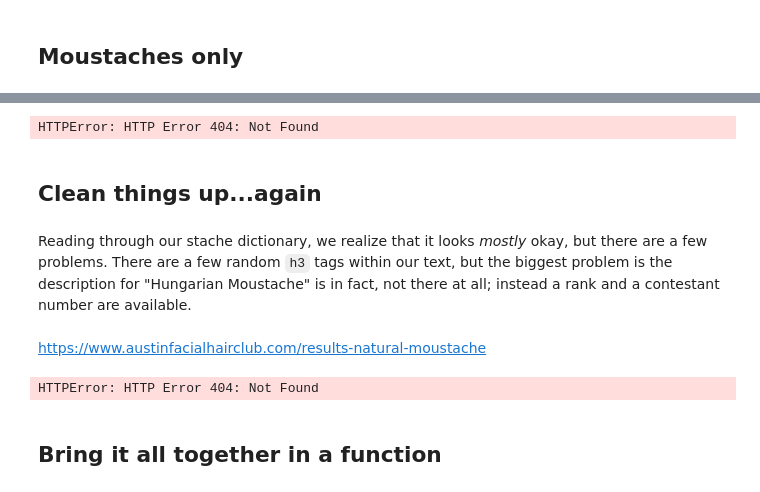
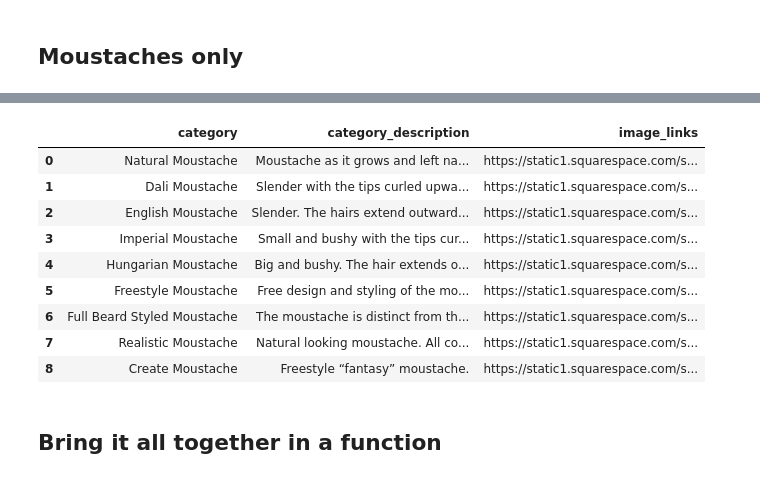
Before and after one commit to beccarobins/movember, a Jupyter notebook: Movember Moustache Research.ipynb, the cells around one changed output, grey strips where cells are left out. Drawn from its saved outputs; the diff is of its cells as text; code cells hidden in the pictures.

```diff
--- a/Movember Moustache Research.ipynb
+++ b/Movember Moustache Research.ipynb
@@ -217,37 +170,22 @@ categories = {'Natural Moustache': "Moustache as it grows and left natural. The
-# %%
-import time
-
-
-# Loop through all the sites to pull out moustache category descriptions
-category_descriptions = []
-
-for site in sites:
-    html = urlopen(site)
-    soup = BeautifulSoup(html, 'html.parser')
-    category_descriptions.append(soup.h3.get_text('h3').replace('h3', ' ').replace('\xa0',' '))
-    time.sleep(300)
-
-# Zip together the list of moustache categories and their descriptions
-stache_dict = dict(zip(moustache_list, category_descriptions))
-pp.pprint(stache_dict)
-# %% [output]
-HTTPError: HTTP Error 404: Not Found
-# %% [markdown]
-## Clean things up...again
-# %% [markdown]
-Reading through our stache dictionary, we realize that it looks _mostly_ okay, but there are a few problems. There are a few random `h3` tags within our text, but the biggest problem is the description for "Hungarian Moustache" is in fact, not there at all; instead a rank and a contestant number are available.
-# %% [markdown]
-https://www.austinfacialhairclub.com/results-natural-moustache
-# %%
-html = urlopen(sites[4])
-soup = BeautifulSoup(html, 'html.parser')
-descriptions = (soup.p.getText('p'))
-print(descriptions)
-
-stache_dict['Hungarian Moustache'] = descriptions
-pp.pprint(stache_dict)
-# %% [output]
-HTTPError: HTTP Error 404: Not Found
+# %%
+import pandas as pd
+
+world_beard_championship = pd.read_csv("https://raw.githubusercontent.com/beccarobins/movember/master/world_beard_championship.csv",
+                                       index_col = 0)
+stache_df = world_beard_championship[world_beard_championship.index.str.contains("Moustache")==True].reset_index()
+stache_df.rename(columns={'index':'category'}, inplace=True)
+stache_df
+# %% [output]
+|  | category | category_description | image_links |
+| 0 | Natural Moustache | Moustache as it grows and left na... | https://static1.squarespace.com/s... |
+| 1 | Dali Moustache | Slender with the tips curled upwa... | https://static1.squarespace.com/s... |
+| 2 | English Moustache | Slender. The hairs extend outward... | https://static1.squarespace.com/s... |
+| 3 | Imperial Moustache | Small and bushy with the tips cur... | https://static1.squarespace.com/s... |
+| 4 | Hungarian Moustache | Big and bushy. The hair extends o... | https://static1.squarespace.com/s... |
+| 5 | Freestyle Moustache | Free design and styling of the mo... | https://static1.squarespace.com/s... |
+| 6 | Full Beard Styled Moustache | The moustache is distinct from th... | https://static1.squarespace.com/s... |
+| 7 | Realistic Moustache | Natural looking moustache. All co... | https://static1.squarespace.com/s... |
+| 8 | Create Moustache | Freestyle “fantasy” moustache. | https://static1.squarespace.com/s... |
 # %% [markdown]
 ## Bring it all together in a function
 # %% [markdown]
```
Also changed, not shown: parts of 22 cells of this notebook.
